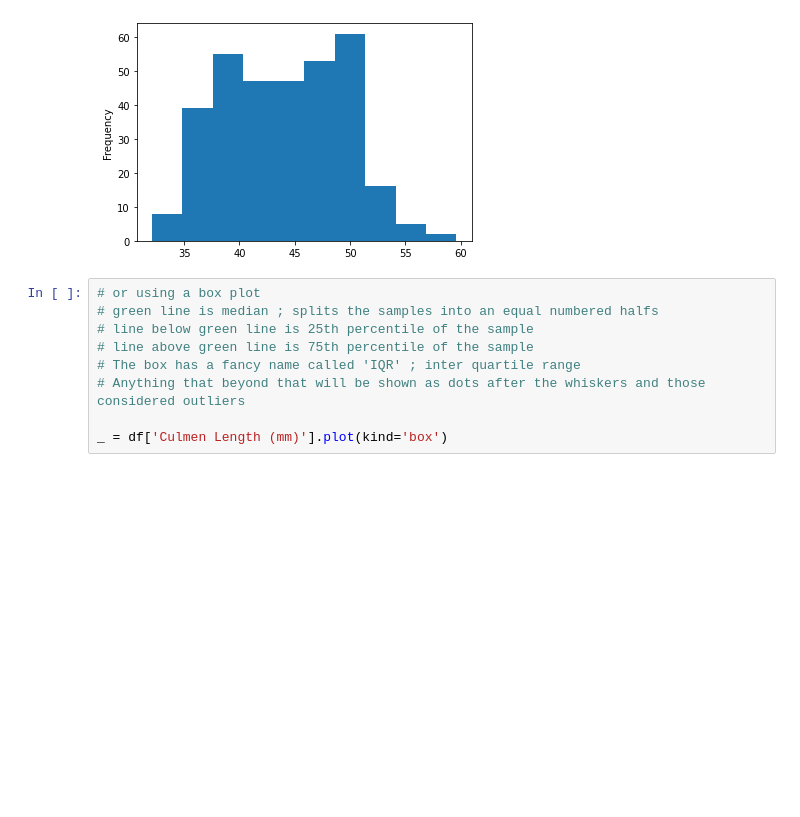
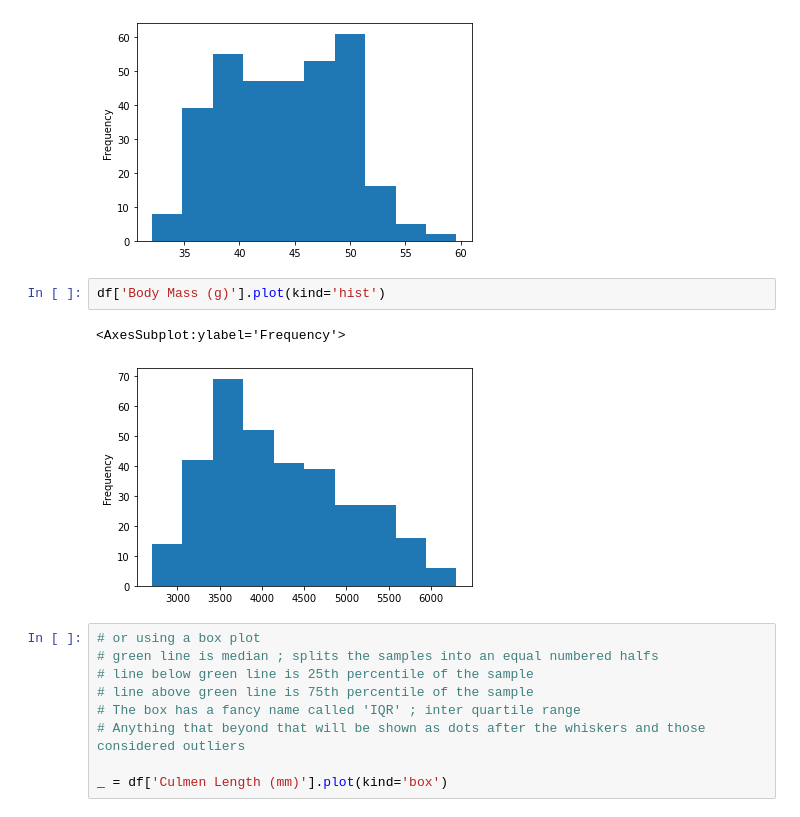
Before and after one commit to RosiNantis/Projects_from_Spiced_personal, a Jupyter notebook: Week_1/spiced_encounters/06-plotting/plotting_encounters_alex.ipynb, the cells around one changed output. Saved outputs shown, nothing was run; the diff lists cells and outputs as text; blank space fills up the shorter version.

```diff
--- a/Week_1/spiced_encounters/06-plotting/plotting_encounters_alex.ipynb
+++ b/Week_1/spiced_encounters/06-plotting/plotting_encounters_alex.ipynb
@@ -50,6 +50,11 @@ df['Culmen Length (mm)'].plot(kind='hist')
 # %% [output]
 <AxesSubplot:ylabel='Frequency'>
 [figure]
+# %%
+df['Body Mass (g)'].plot(kind='hist')
+# %% [output]
+<AxesSubplot:ylabel='Frequency'>
+[figure, added]
 # %%
 # or using a box plot
 # green line is median ; splits the samples into an equal numbered halfs
```
Also changed, not shown: parts of 13 cells of this notebook, 48 other files.
